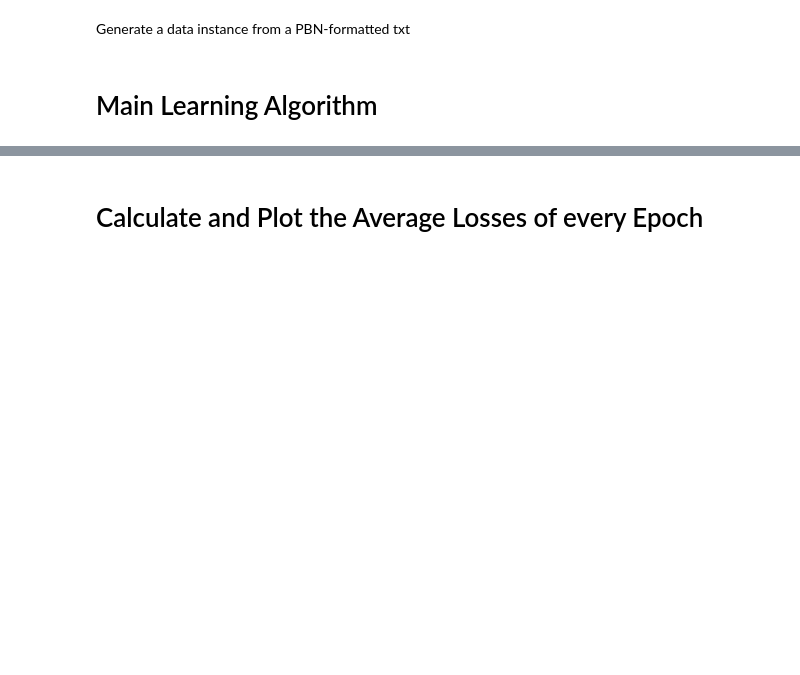
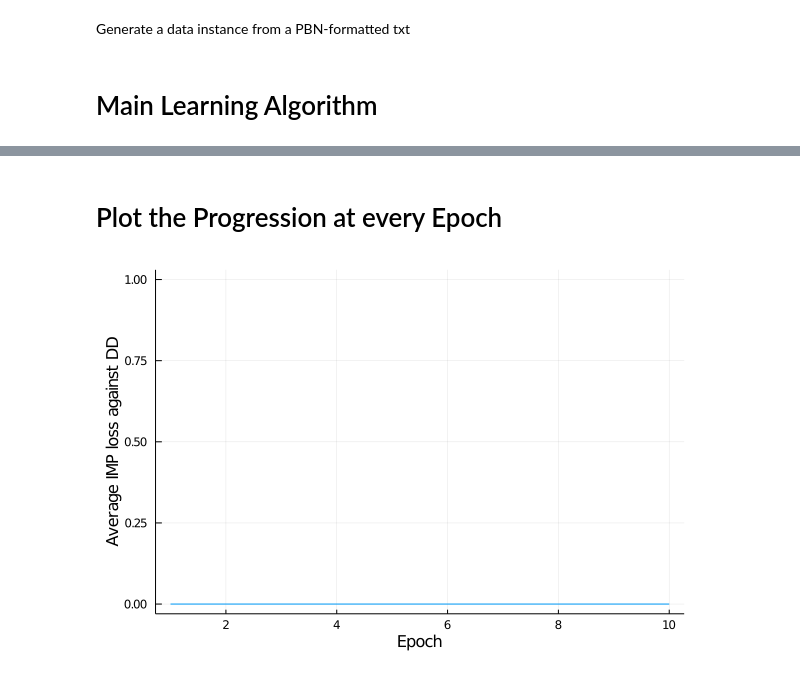
Before and after one commit to hamzaco/Comp-541-Term-Project, a Jupyter notebook: bridge_bidding.ipynb, the cells around one changed output, grey strips where cells are left out. Cells and saved outputs as stored; diff of their text form; code cells hidden in the pictures; blank space fills up the shorter version.

Commit message:
Working models
- Experimenting on cost vector and turn depth

- Model accuracy function added.

```diff
--- a/bridge_bidding.ipynb
+++ b/bridge_bidding.ipynb
@@ -126,0 +86,31 @@ push!(Q,Knet.load("models.jld2","q_network6"))
+# %%
+function model_accuracy(models,test_set;progress=false)
+    accuracies=[]
+    ave_imps=[]
+    for Q in models
+        got_it=0;
+        ave_imp=0
+        if progress
+            iterator= ProgressBar(test_set)
+        else
+            iterator= test_set
+        end
+        for deal in iterator
+            _,_,bidding_hist,_,targets=bid(Q,deal)
+            true_costs=targets[end]
+            if true_costs[findlast(x->x==1,bidding_hist)] == 0
+                got_it += 1
+            else
+                ave_imp += true_costs[findlast(x->x==1,bidding_hist)]*24
+            end
+        end
+        println(got_it/length(test_set))
+        println(ave_imp/length(test_set))
+        push!(accuracies,got_it/length(test_set))
+        push!(ave_imps,ave_imp/length(test_set))
+    end
+    if length(accuracies)==1
+        return accuracies[1],ave_imps[1]
+    end
+    return accuracies,ave_imps
+end
@@ -127,8 +168,6 @@ push!(Q,Knet.load("models.jld2","q_network6"))
 # %%
-database_target_training=[[],[],[],[],[],[]];
-database_state_training=[[],[],[],[],[],[]];
-history_of_Q=[]
-train!(Q,training_set,iteration_size=50000,progress=false,periods=100);
-Knet.save("models.jld2","q_network1", Q[1],"q_network2", Q[2],"q_network3",
-    Q[3],"q_network4", Q[4],"q_network5", Q[5],"q_network6", Q[6])
+Q=initialize_model()
+accuracies, ave_imp_loss, accuracies_test,ave_imp_loss_test=my_train!(Q,training_set,test_set,epochs=10,progress=true);
+#Knet.save("models_1.jld2","q_network1", Q[1],"q_network2", Q[2],"q_network3",
+  #  Q[3],"q_network4", Q[4],"q_network5", Q[5],"q_network6", Q[6])
 # %% [output]
@@ -149,2 +213,2 @@ plot!(Array(target[t]),label="Cost", xlabel= "Bid")
 # %% [markdown]
-# Calculate and Plot the Average Losses of every Epoch
+# Plot the Progression at every Epoch
@@ -167,0 +215,4 @@ test_losses
+# %%
+plot(ave_imp_loss,xlabel="Epoch",ylabel="Average IMP loss against DD",label="")
+# %% [output]
+[figure, added]
```
Also changed, not shown: parts of 26 cells of this notebook, 11 other files.
